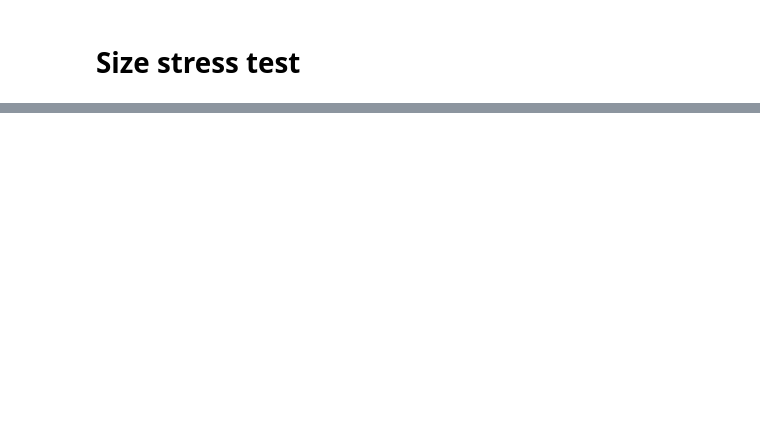
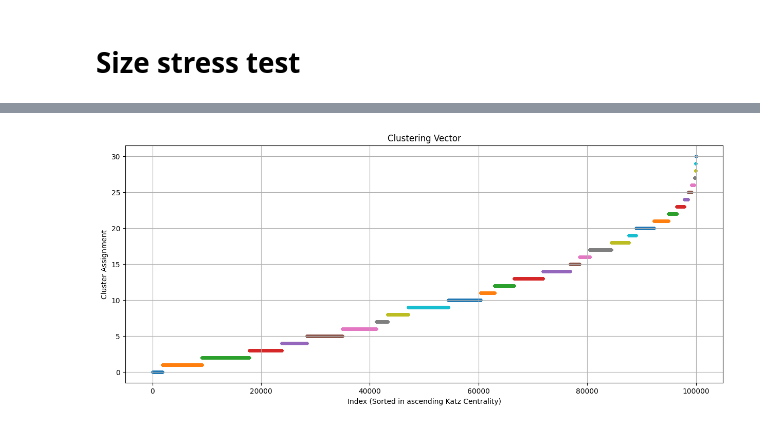
Before and after one commit to jan-meissner/AnonymiGraph, a Jupyter notebook: notebooks/VariationNest/greedy_algo_fast.ipynb, the cells around one changed output, grey strips where cells are left out. Drawn from its saved outputs; the diff is of its cells as text; code cells hidden in the pictures; blank space fills up the shorter version.

```diff
--- a/notebooks/VariationNest/greedy_algo_fast.ipynb
+++ b/notebooks/VariationNest/greedy_algo_fast.ipynb
@@ -269,6 +467,7 @@ Time taken by greedy_algorithm_inefficient: 29.345299 seconds
 # %%
-n = 1000
+
+n = 100_000
 p = 4/n
-adj_matrix, katz_vector = generate_adjacency_matrix_and_katz_vector(n=n, p=p, alpha=0.01)
+adj_matrix, katz_vector = generate_edge_list_and_katz_vector(n=n, p=p, alpha=0.01)
 edges = get_edge_vector_from_adj_matrix(adj_matrix)
 # %% [output]
@@ -278,9 +478,10 @@ Katz converged after 10 iterations.
 # %%
-%%prun -s cumtime
+#%%prun -s cumtime
 import time
 import numpy as np
 
-w = np.exp(-14)
+#w = 1.5*np.exp(-9) <- floating point issue that causes a point to be in one cluster
+w = 1.5*np.exp(-10)
 
 # Measure the time taken by greedy_search
 start_time = time.time()
@@ -288,5 +489,6 @@ best_state, best_clusters_objective = greedy_search(katz_vector, edges, np.array
 end_time = time.time()
 greedy_search_time = end_time - start_time
 
+# numba is roughly factor 100 faster than native python for n=100_000 no_numba runs in 214s with @njit in 3s
 print("Time taken by greedy_search: {:.6f} seconds".format(greedy_search_time))
 # %% [output]
@@ -344,0 +512,83 @@ print(result)
+# %%
+import pandas as pd
+import matplotlib.pyplot as plt
+import numpy as np
+import seaborn as sns
+
+def relabel_clusters(clustering_vector):
+    relabeled_vector, _ = pd.factorize(clustering_vector)
+    return relabeled_vector
+
+# Define a function to create a custom color map for high contrast between consecutive clusters
+def create_contrast_colormap(n_clusters, base_cmap='tab10'):
+    # Basic contrasting colors
+    cmap = plt.get_cmap(base_cmap)
+    # Generate as many colors as needed by cycling through the colormap
+    colors = [cmap(i % cmap.N) for i in range(n_clusters)]
+    return colors
+
+# Assume 'best_state' and 'katz_vector' are defined somewhere in your notebook
+clusters = set(best_state)
+num_clusters = len(clusters)  # Determine the number of unique clusters
+custom_colors = create_contrast_colormap(num_clusters)
+
+# Creating a DataFrame for the clustering vector
+data = pd.DataFrame({
+    'Index': range(len(best_state)),
+    'Cluster': relabel_clusters(best_state)
+})
+
+# Apply custom colors to the scatter plot
+plt.figure(figsize=(15, 6))
+for i in clusters:
+    cluster_data = data[data['Cluster'] == i]
+    plt.scatter(cluster_data['Index'], cluster_data['Cluster'], color=custom_colors[i], s=10, alpha=0.7, label=f'Cluster {i}')
+
+plt.title('Clustering Vector')
+plt.xlabel('Index (Sorted in ascending Katz Centrality)')
+plt.ylabel('Cluster Assignment')
+plt.grid(True)
+#plt.legend(title='Cluster', bbox_to_anchor=(1.05, 1), loc='upper left')
+plt.show()
+
+# Creating a DataFrame for the second plot
+data = pd.DataFrame({
+    'Katz_Centrality': katz_vector,
+    'Cluster': relabel_clusters(best_state)
+})
+
+# Apply custom colors to the scatter plot
+fig, ax1 = plt.subplots(figsize=(15, 8))
+for i in range(num_clusters):
+    cluster_data = data[data['Cluster'] == i]
+    ax1.scatter(cluster_data['Katz_Centrality'], cluster_data['Cluster'], color=custom_colors[i], s=10, alpha=0.7, label=f'Cluster {i}')
+
+ax1.set_xlabel('Katz Centrality')
+ax1.set_ylabel('Cluster Assignment')
+ax1.grid(True)
+# Create a second axes for the KDE, sharing the same x-axis
+ax2 = ax1.twinx()
+sns.kdeplot(data['Katz_Centrality'], ax=ax2, color='gray', alpha=0.5)
+ax2.set_ylabel('Density')
+ax2.grid(False)
+
+# Move the second axis to the bottom
+ax2.spines['top'].set_visible(False)
+ax2.spines['right'].set_visible(False)
+ax2.spines['bottom'].set_position(('outward', 36))
+
+# Adjust limits and appearance
+ax2.set_ylim(0, None)
+ax1.set_xlim(data['Katz_Centrality'].min(), data['Katz_Centrality'].max())
+
+plt.title('Clustering Vector with Katz Centrality and Density')
+plt.show()
+
+# Use numpy.unique to find unique elements and their counts
+unique_clusters, counts = np.unique(relabel_clusters(best_state), return_counts=True)
+min_cluster_size = counts.min()
+print("Unique Clusters:", unique_clusters)
+print("Counts of each cluster:", counts)
+print("Minimum cluster size:", min_cluster_size)
+# %% [output]
+[figure, added]
```
Also changed, not shown: parts of 16 cells of this notebook, 1 other file.
